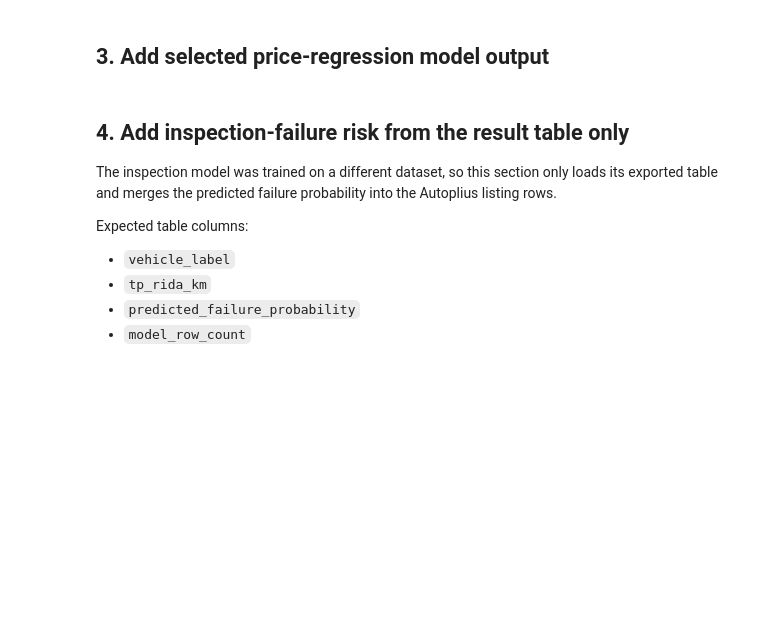
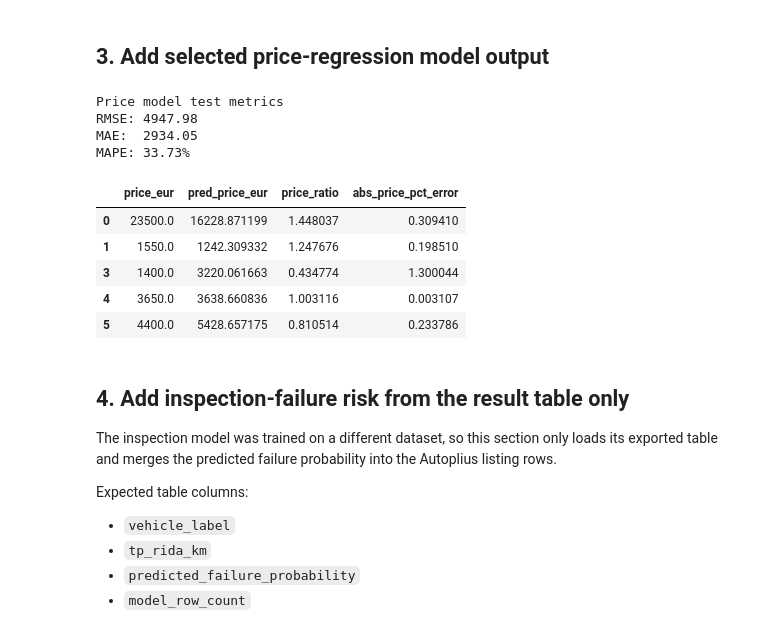
Before and after one commit to BenasKc/SKAM-odometer-fraud, a Jupyter notebook: models/combined_som.ipynb, the cells around one changed output. Cells and saved outputs as stored; diff of their text form; code cells hidden in the pictures; blank space fills up the shorter version.

```diff
--- a/models/combined_som.ipynb
+++ b/models/combined_som.ipynb
@@ -33,21 +31,16 @@ ModuleNotFoundError: No module named 'matplotlib'
 # %% [markdown]
 ## 1. Paths and parameters
 # %%
-# Output created by cleaning_autoplius(1).ipynb.
 CLEANED_AUTOPLIUS_PATH = Path("autoplius_cars_cleaned.csv")
 
-# Output created by train_inspection_failure_model(1).ipynb.
-# That notebook uses a separate Transeksta inspection CSV, so this file is only joined in as an optional risk feature.
 INSPECTION_RISK_TABLE_CANDIDATES = [
     Path("../models/high_risk_model_mileage_pairs.csv"),
     Path("models/high_risk_model_mileage_pairs.csv"),
 ]
 
-# Outputs from this combined notebook.
 ENRICHED_OUTPUT_PATH = Path("autoplius_cars_som_enriched.csv")
 SOM_RESULTS_OUTPUT_PATH = Path("som_suspicious_ads.csv")
 
-# Same SOM parameters as SOM(1).ipynb.
 SOM_PARAMS = {
     "map_size": 20,
     "learning_rate": 0.1,
@@ -57,7 +50,8 @@ SOM_PARAMS = {
     "topology": "rectangular",
 }
 
-# Same suspect-percentile idea as SOM(1).ipynb; top_k is 30 so the combined table shows more rows.
+PRICE_CEILING_EUR = 40000
+
 FRAUD_PARAMS = {
     "suspect_pct": 5,
     "top_k": 30,
@@ -75,0 +84,18 @@ df.head()
+# %%
+if PRICE_CEILING_EUR is not None:
+    before = len(df)
+    df = df[df["price_eur"] <= PRICE_CEILING_EUR].copy()
+    removed = before - len(df)
+    print(
+        f"Price ceiling filter: removed {removed:,} listings "
+        f"(price_eur > {PRICE_CEILING_EUR:,} EUR) "
+        f"— {removed / before * 100:.1f}% of raw data"
+    )
+else:
+    print("Price ceiling filter disabled — all price ranges included.")
+
+print(f"Remaining rows: {len(df):,}")
+
+# Quick sanity check: price distribution after filtering
+print("\nPrice distribution after ceiling filter:")
+print(df["price_eur"].describe().round(0))
@@ -76,7 +116,6 @@ df.head()
 # %% [markdown]
 ## 3. Add selected price-regression model output
 # %%
-# This mirrors the final m13_final model from auto_price_reg(1).ipynb.
 df = df.copy()
 df["age"] = 2026 - df["first_registration_year"]
 
@@ -88,10 +127,13 @@ price_required = [
 df_model = df.replace([np.inf, -np.inf], np.nan).dropna(subset=price_required).copy()
 df_model = df_model[df_model["price_eur"] > 0].copy()
 
-dt_train, dt_val, dt_test = np.split(
-    df_model.sample(frac=1, random_state=42),
-    [int(0.7 * len(df_model)), int(0.85 * len(df_model))]
-)
+df_shuffled = df_model.sample(frac=1, random_state=42)
+train_end = int(0.7 * len(df_shuffled))
+val_end = int(0.85 * len(df_shuffled))
+
+dt_train = df_shuffled.iloc[:train_end].copy()
+dt_val = df_shuffled.iloc[train_end:val_end].copy()
+dt_test = df_shuffled.iloc[val_end:].copy()
 
 dt_trainval = pd.concat([dt_train, dt_val], axis=0)
 
@@ -99,33 +141,44 @@ price_formula = (
     "np.log(price_eur) ~ age + I(age**2) + mileage_km + I(mileage_km**2) "
     "+ age:mileage_km + engine_cc + horsepower_ag + ti_months "
     "+ C(has_defects) + C(country_grp) + C(manufacturer_grp)"
 )
 
 m13_final = smf.ols(price_formula, data=dt_trainval).fit(cov_type="HC1")
 smear = np.mean(np.exp(m13_final.resid))
 
 df_model["pred_price_eur"] = np.exp(m13_final.predict(df_model)) * smear
 df_model["price_delta_eur"] = df_model["price_eur"] - df_model["pred_price_eur"]
 df_model["price_ratio"] = df_model["price_eur"] / df_model["pred_price_eur"]
 df_model["abs_price_pct_error"] = (
     (df_model["price_eur"] - df_model["pred_price_eur"]).abs()
     / df_model["price_eur"]
 )
 
 log_pred_test = m13_final.predict(dt_test)
 pred_test = np.exp(log_pred_test) * smear
 actual_test = dt_test["price_eur"]
 
 rmse_test = np.sqrt(np.mean((actual_test - pred_test) ** 2))
 mae_test = np.mean(np.abs(actual_test - pred_test))
 mape_test = np.mean(np.abs((actual_test - pred_test) / actual_test)) * 100
 
 print("Price model test metrics")
 print(f"RMSE: {rmse_test:.2f}")
 print(f"MAE:  {mae_test:.2f}")
 print(f"MAPE: {mape_test:.2f}%")
 
 df_model[["price_eur", "pred_price_eur", "price_ratio", "abs_price_pct_error"]].head()
+# %% [output]
+Price model test metrics
+RMSE: 4947.98
+MAE:  2934.05
+MAPE: 33.73%
+|  | price_eur | pred_price_eur | price_ratio | abs_price_pct_error |
+| 0 | 23500.0 | 16228.871199 | 1.448037 | 0.309410 |
+| 1 | 1550.0 | 1242.309332 | 1.247676 | 0.198510 |
+| 3 | 1400.0 | 3220.061663 | 0.434774 | 1.300044 |
+| 4 | 3650.0 | 3638.660836 | 1.003116 | 0.003107 |
+| 5 | 4400.0 | 5428.657175 | 0.810514 | 0.233786 |
 # %% [markdown]
 ## 4. Add inspection-failure risk from the result table only
 
```
Also changed, not shown: parts of 11 cells of this notebook.
